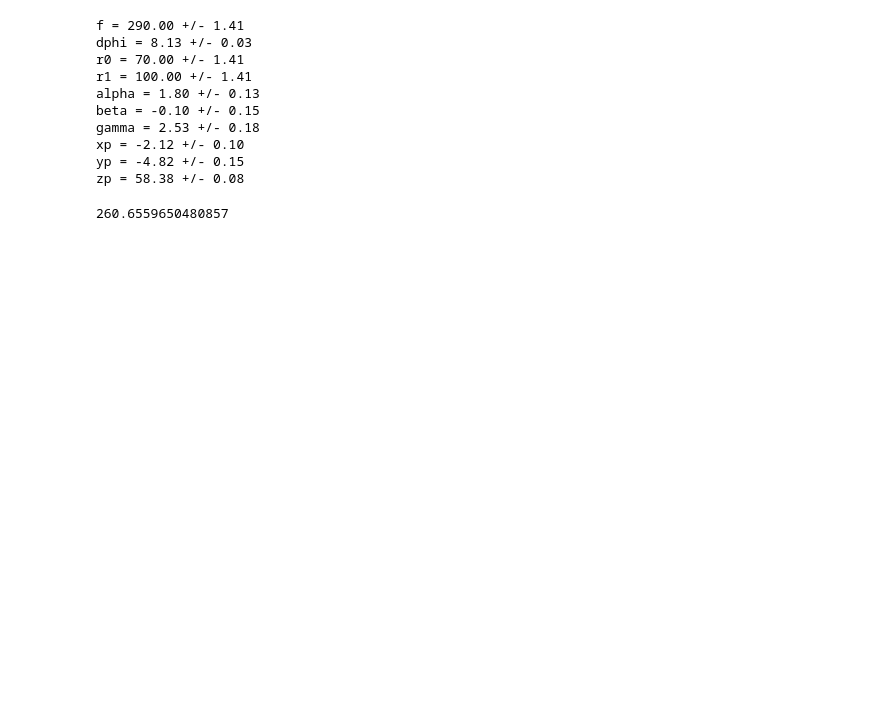
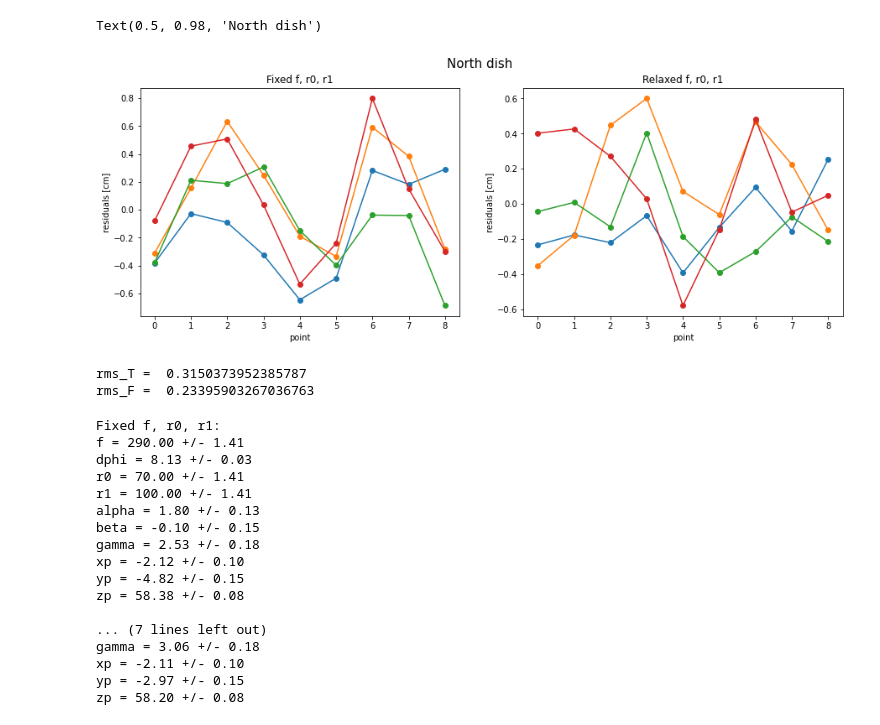
Before and after one commit to bmxdemo/bmxhacks, a Jupyter notebook: geometry_tape_fit.ipynb, the cells around one changed output. Cells and saved outputs as stored; diff of their text form; code cells hidden in the pictures; blank space fills up the shorter version.

Commit message:
other dish fits

```diff
--- a/geometry_tape_fit.ipynb
+++ b/geometry_tape_fit.ipynb
@@ -8,9 +8,6 @@ class Dish:
     def __init__(self, f, dphi, r0, r1):
         self.set_params(f, dphi, r0, r1)
     def set_params(self, f, dphi, r0, r1):
-        f = 290
-        r0 = 70
-        r1 = 100
         ## petal from center, upring
         points_pet = [ (4,4), (5,3), (5,2), (5,1), (0,1), (-5,1), (-5,2), (-5,3), (-4,4)]
         dphi_rad = dphi/180*np.pi
@@ -52,18 +49,23 @@ class Horn:
 #         print (xnormal, ynormal, znormal)
         points_xyz = [self.Dish.focal+v[0]*xnormal+v[1]*ynormal+v[2]*znormal for v in points_pxyz]
 #         print (points_xyz)
-        self.points = points_xyz
+        self.points_xyz = points_xyz
 
 class Fitter:
-    def __init__(self, data, vec):
+    def __init__(self, data, vec, fixr0r1f = False):
         self.data = data
         self.vec = vec
+        self.fixr0r1f = fixr0r1f
 
     def predict_measurements(self, vec):
+        if self.fixr0r1f:
+            vec[0] = 290
+            vec[2] = 70
+            vec[3] = 100
         D = Dish(*vec[:4])
         pD = D.points_xyz
         H = Horn(D, *vec[4:])
-        pH = H.points
+        pH = H.points_xyz
         def dist(p1,p2):
             return np.sqrt(np.sum((p1-p2)**2))
         pred = np.array([[dist(p1,p2) for p1 in pH] for p2 in pD])
@@ -96,7 +98,11 @@ N_measurements = np.array([
 start = np.array([290., 8., 70., 100., 0, 0, 0, 0, 0, 20])
 sigma = 0.3 ## sigma err in cm
 
-N_fitter = Fitter(N_measurements, start)
-N_fit = N_fitter.fit()
-N_fit.fun
+N_fitter_T = Fitter(N_measurements, start, True)
+N_fit_T = N_fitter_T.fit()
+print('N_fit (True) = ', N_fit_T.fun)
+
+N_fitter_F = Fitter(N_measurements, start, False)
+N_fit_F = N_fitter_F.fit()
+print('N_fit (False) = ', N_fit_F.fun)
 # %% [output]
@@ -124,10 +138,43 @@ Text(0, 0.5, 'residuals [cm]')
+# %%
+fig, (ax1, ax2) = plt.subplots(1, 2, figsize = (15,5))
+ax1.plot(N_fitter_T.predict_measurements(N_fit_T.x)-N_measurements,'-o')
+ax1.set_title('Fixed f, r0, r1')
+ax1.set_xlabel('point')
+ax1.set_ylabel('residuals [cm]')
+
+ax2.plot(N_fitter_F.predict_measurements(N_fit_F.x)-N_measurements,'-o')
+ax2.set_title('Relaxed f, r0, r1')
+ax2.set_xlabel('point')
+ax2.set_ylabel('residuals [cm]')
+
+plt.suptitle('North dish', size = 15)
+# %% [output]
+Text(0.5, 0.98, 'North dish')
+[figure, added]
+# %%
+resid_T = N_fitter_T.predict_measurements(N_fit_T.x)-N_measurements
+resid_F = N_fitter_F.predict_measurements(N_fit_F.x)-N_measurements
+
+print('rms_T = ',  np.sqrt(resid_T**2).mean())
+print('rms_F = ',  np.sqrt(resid_F**2).mean())
+# %% [output]
+rms_T =  0.3150373952385787
+rms_F =  0.23395903267036763
 # %%
-vals = N_fit.x
-errs=np.sqrt((N_fit.hess_inv.diagonal())*2)
+vals_T = N_fit_T.x
+errs=np.sqrt((N_fit_T.hess_inv.diagonal())*2)
 names = 'f dphi r0 r1 alpha beta gamma xp yp zp'.split()
-for n,v,e in zip(names,vals, errs):
+print('Fixed f, r0, r1:')
+for n,v,e in zip(names,vals_T, errs):
     print (f"{n} = {v:.2f} +/- {e:.2f}")
+
+print('')
+vals_F = N_fit_F.x
+print('Relaxed f, r0, r1:')
+for n,v,e in zip(names,vals_F, errs):
+    print (f"{n} = {v:.2f} +/- {e:.2f}")
 # %% [output]
+Fixed f, r0, r1:
 f = 290.00 +/- 1.41
 dphi = 8.13 +/- 0.03
 r0 = 70.00 +/- 1.41
@@ -138,6 +185,12 @@ gamma = 2.53 +/- 0.18
 xp = -2.12 +/- 0.10
 yp = -4.82 +/- 0.15
 zp = 58.38 +/- 0.08
+
+... (7 lines left out)
+gamma = 3.06 +/- 0.18
+xp = -2.11 +/- 0.10
+yp = -2.97 +/- 0.15
+zp = 58.20 +/- 0.08
 # %%
 # E dish
 E_measurements = np.array([
@@ -151,9 +204,3 @@ E_measurements = np.array([
     [296.9, 332.4, 327.4, 291.3],
     [346.6, 381.9, 396.3, 362.7]
 ])
-# %%
-E_fitter = Fitter(E_measurements, start)
-E_fit = E_fitter.fit()
-E_fit.fun
-# %% [output]
-260.6559650480857
```
Also changed, not shown: parts of 28 cells of this notebook.
